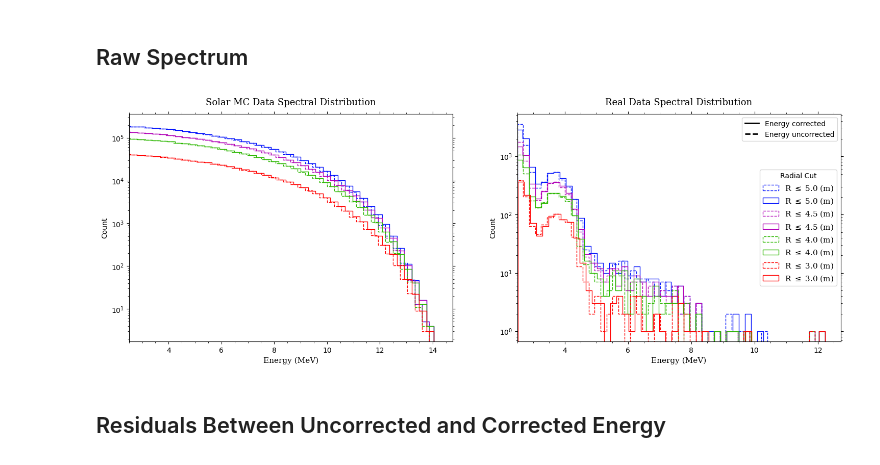
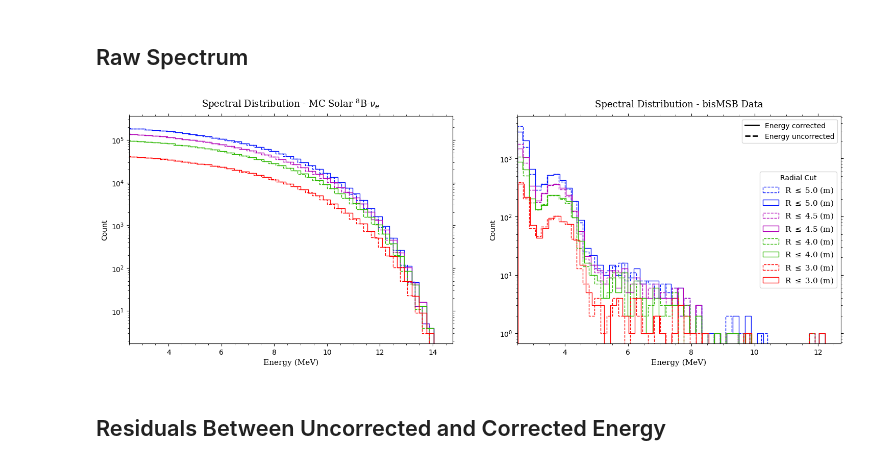
Before and after one commit to joankl/Solar-Neutrinos-Project, a Jupyter notebook: real data analysis/bisMSB/Energy Callibrator Analysis.ipynb, the cells around one changed output. Drawn from its saved outputs; the diff is of its cells as text; code cells hidden in the pictures.

```diff
--- a/real data analysis/bisMSB/Energy Callibrator Analysis.ipynb
+++ b/real data analysis/bisMSB/Energy Callibrator Analysis.ipynb
@@ -109,37 +109,37 @@ for i_dx, r_cut_i in enumerate(r_cut):
 # Legend of line-style meaning
 style_legend = [Line2D([0], [0], color='black', lw=2, linestyle='-',
                        label='Energy corrected'),
                 Line2D([0], [0], color='black', lw=2, linestyle='--',
                        label='Energy uncorrected')]
 
 leg1 = plt.legend(handles=style_legend, loc='upper right')
 plt.gca().add_artist(leg1)
 
 # Markers
 for ax_i in axes:
     ax_i.xaxis.set_minor_locator(MultipleLocator(0.5))
     ax_i.xaxis.set_major_locator(MultipleLocator(2))
     ax_i.tick_params(which='minor', top=True, bottom=True, left=True, right=True)
     ax_i.tick_params(which='major', top=True, bottom=True, left=True, right=True)
 
 #  Legend for r_cut
 plt.legend(loc='center right', title='Radial Cut', prop=font_prop)
 
 axes[0].set_xlabel('Energy (MeV)', fontdict = font_style_axis)
-axes[0].set_title('Solar MC Data Spectral Distribution', fontdict = font_style_title, y = 1.02)
+axes[0].set_title(r'Spectral Distribution - MC Solar $^8$B-$\nu_e$', fontdict = font_style_title, y = 1.02)
 axes[0].set_yscale('log')
 axes[0].set_xlim(2.5, )
 
 axes[1].set_xlabel('Energy (MeV)', fontdict = font_style_axis)
-axes[1].set_title('Real Data Spectral Distribution', fontdict = font_style_title, y = 1.02)
+axes[1].set_title('Spectral Distribution - bisMSB Data', fontdict = font_style_title, y = 1.02)
 axes[1].set_yscale('log')
 axes[1].set_xlim(2.5, )
 
-#plt.savefig('ener_corr_comparison_for_MC_and_RD.png', dpi=300, bbox_inches='tight')
+#plt.savefig('figs/ener_corr_comparison_for_MC_and_RD.png', dpi=1000, bbox_inches='tight')
 
 plt.show()
 # %% [output]
-[figure, old version]
+[figure, new version]
 # %% [markdown]
 ## Residuals Between Uncorrected and Corrected Energy
 # %%
```
Also changed, not shown: parts of 3 cells of this notebook.
